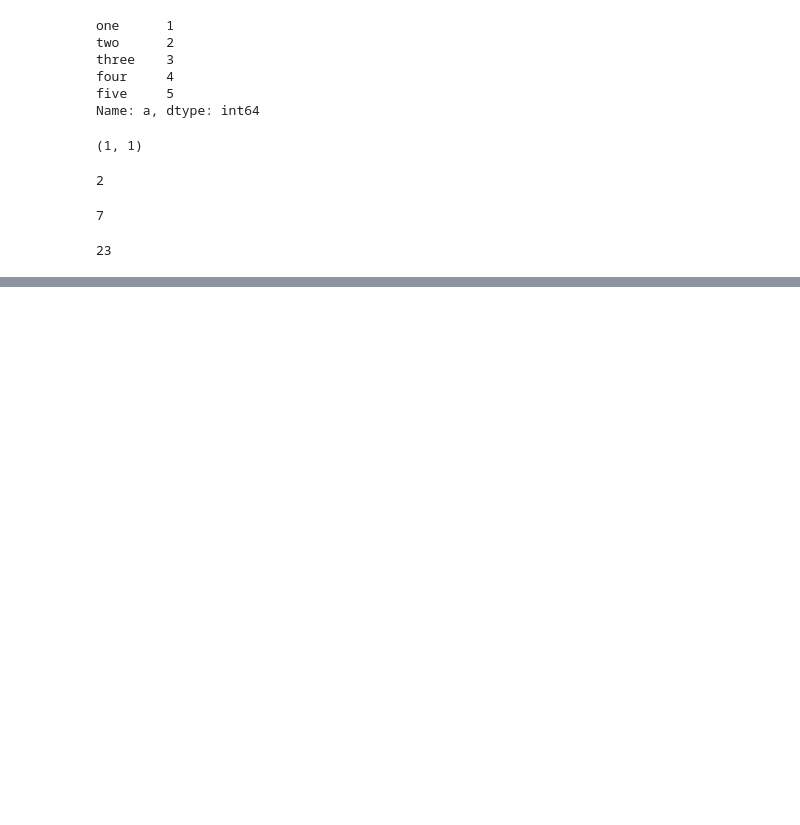
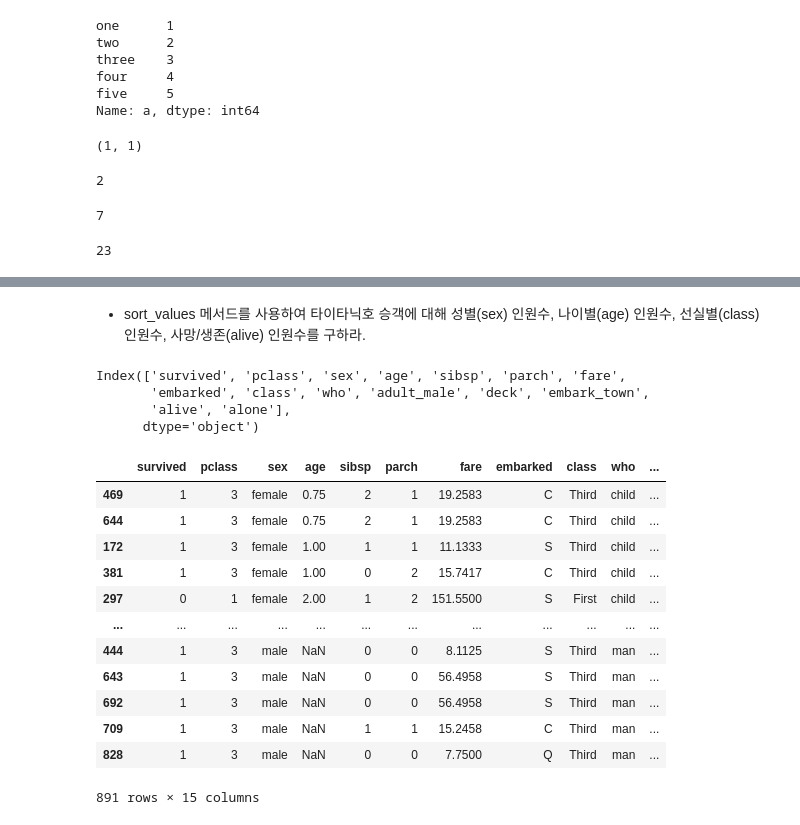
Before and after one commit to Soeui-lee/Data-Analysis-2021.11, a Jupyter notebook: 02.Pandas/pandas 연습문제.ipynb, the cells around one changed output, grey strips where cells are left out. Drawn from its saved outputs; the diff is of its cells as text; code cells hidden in the pictures; blank space fills up the shorter version.

```diff
--- a/02.Pandas/pandas 연습문제.ipynb
+++ b/02.Pandas/pandas 연습문제.ipynb
@@ -452,0 +455,4 @@ df.iloc[2,4]
+# %%
+import seaborn as sns
+titanic = sns.load_dataset('titanic')
+titanic.head()
@@ -452,0 +487,27 @@ df.iloc[2,4]
+# %% [markdown]
+- sort_values 메서드를 사용하여 타이타닉호 승객에 대해 성별(sex) 인원수, 나이별(age) 인원수, 선실별(class) 인원수, 사망/생존(alive) 인원수를 구하라.
+# %%
+titanic.columns
+# %% [output]
+Index(['survived', 'pclass', 'sex', 'age', 'sibsp', 'parch', 'fare',
+       'embarked', 'class', 'who', 'adult_male', 'deck', 'embark_town',
+       'alive', 'alone'],
+      dtype='object')
+# %%
+t = titanic.sort_values(['sex','age','class','alive'])
+# %%
+t
+# %% [output]
+|  | survived | pclass | sex | age | sibsp | parch | fare | embarked | class | who | ... |
+| 469 | 1 | 3 | female | 0.75 | 2 | 1 | 19.2583 | C | Third | child | ... |
+| 644 | 1 | 3 | female | 0.75 | 2 | 1 | 19.2583 | C | Third | child | ... |
+| 172 | 1 | 3 | female | 1.00 | 1 | 1 | 11.1333 | S | Third | child | ... |
+| 381 | 1 | 3 | female | 1.00 | 0 | 2 | 15.7417 | C | Third | child | ... |
+| 297 | 0 | 1 | female | 2.00 | 1 | 2 | 151.5500 | S | First | child | ... |
+| ... | ... | ... | ... | ... | ... | ... | ... | ... | ... | ... | ... |
+| 444 | 1 | 3 | male | NaN | 0 | 0 | 8.1125 | S | Third | man | ... |
+| 643 | 1 | 3 | male | NaN | 0 | 0 | 56.4958 | S | Third | man | ... |
+| 692 | 1 | 3 | male | NaN | 0 | 0 | 56.4958 | S | Third | man | ... |
+| 709 | 1 | 3 | male | NaN | 1 | 1 | 15.2458 | C | Third | man | ... |
+| 828 | 1 | 3 | male | NaN | 0 | 0 | 7.7500 | Q | Third | man | ... |
+891 rows × 15 columns
```
Also changed, not shown: parts of 9 cells of this notebook, 1 other file.
